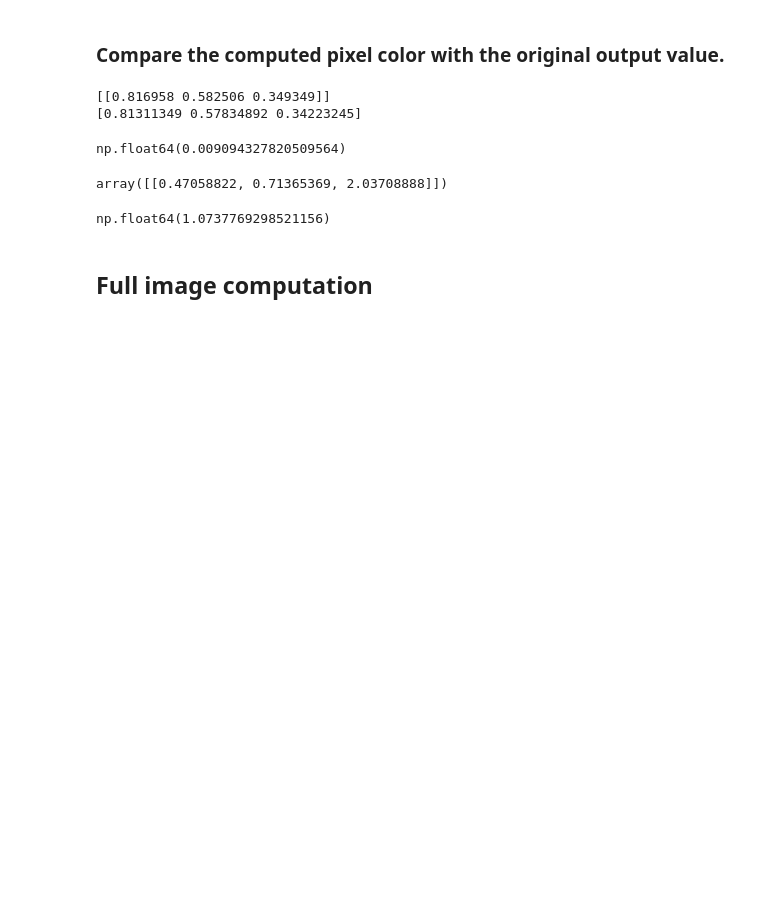
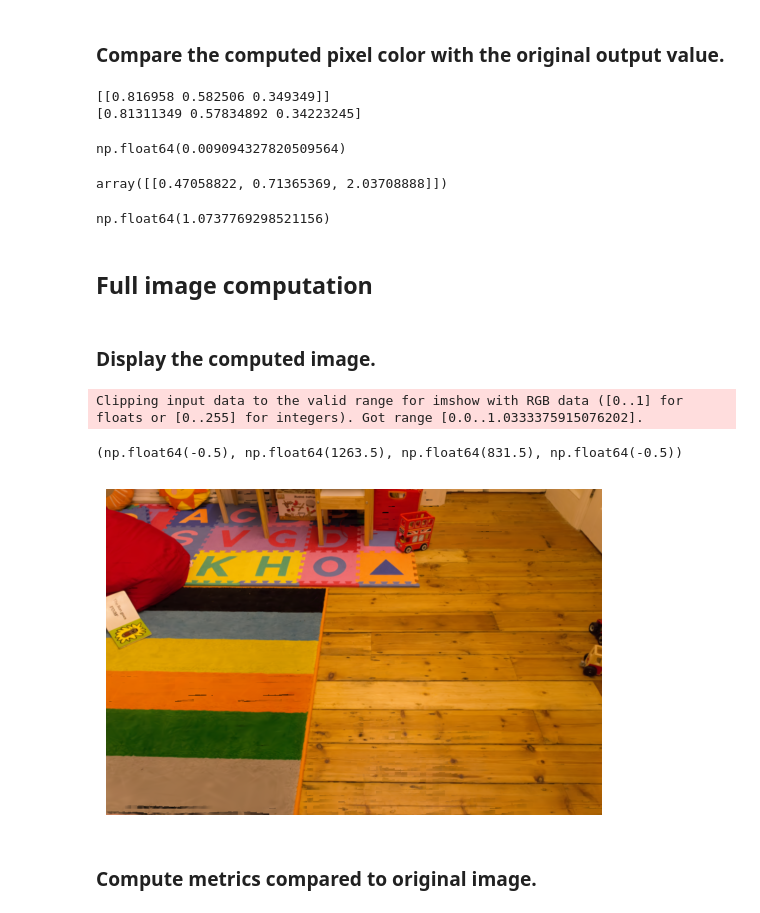
Before and after one commit to kjy5/clustering-exploration, a Jupyter notebook: src/clustering_exploration/basic_viewer.ipynb, the cells around one changed output. Cells and saved outputs as stored; diff of their text form; code cells hidden in the pictures; blank space fills up the shorter version.

Commit message:
Getting weird non-zero error but we have code to reproduce the image

```diff
--- a/src/clustering_exploration/basic_viewer.ipynb
+++ b/src/clustering_exploration/basic_viewer.ipynb
@@ -88,3 +69,6 @@ pixel_splats_by_depth = {row[1]: [row[0], row[2:]] for row in pixel_splats_resha
+# %%
+# Convert into a depth dictionary. Depth : (alpha, color)
+pixel_splats_by_depth = {depth: (alpha, np.array(color)) for alpha, depth, *color in pixel_splats_reshaped}
 # %%
 # Sort the splats by depth.
 sorted_pixel_splats = sorted(pixel_splats_by_depth.items(), key=lambda x: x[0])
@@ -142,3 +129,35 @@ splats_raw_collected = splats_raw.collect().to_numpy()
 # %%
 # Reshape the splats data into h x w x splats x alpha, depth, color.
 splats_reshaped = splats_raw_collected.reshape((image_height, image_width, splats_raw_collected.shape[1] // 5, 5))
+# %%
+# Convert each pixel into a depth dictionary.
+sorted_splats_by_depth = np.empty((image_height, image_width), dtype=object)
+
+for i, j in itertools.product(range(image_height), range(image_width)):
+    splats_by_depth = {depth: (alpha, np.array(color)) for alpha, depth, *color in splats_reshaped[i, j]}
+    sorted_splats_by_depth[i, j] = sorted(splats_by_depth.items(), key=lambda x: x[0])
+# %%
+# Compute the image.
+transmittances = np.ones((image_height, image_width))
+pixel_colors = np.zeros((image_height, image_width, 3))
+
+# Do initial color.
+for i, j in itertools.product(range(image_height), range(image_width)):
+    pixel_colors[i, j] = sorted_splats_by_depth[i, j][0][1][1] * sorted_splats_by_depth[i, j][0][1][0]
+# %%
+# Do the other splats.
+for i, j in itertools.product(range(image_height), range(image_width)):
+    for k in range(1, len(sorted_splats_by_depth[i, j])):
+        transmittances[i, j] *= 1 - sorted_splats_by_depth[i, j][k - 1][1][0]
+        pixel_colors[i, j] += sorted_splats_by_depth[i, j][k][1][1] * sorted_splats_by_depth[i, j][k][1][0] * transmittances[i, j]
+# %% [markdown]
+### Display the computed image.
+# %%
+plt.imshow(pixel_colors)
+plt.axis('off')
+# %% [output]
+Clipping input data to the valid range for imshow with RGB data ([0..1] for floats or [0..255] for integers). Got range [0.0..1.0333375915076202].
+(np.float64(-0.5), np.float64(1263.5), np.float64(831.5), np.float64(-0.5))
+[figure, added]
+# %% [markdown]
+### Compute metrics compared to original image.
```
Also changed, not shown: parts of 8 cells of this notebook, 1 other file.
